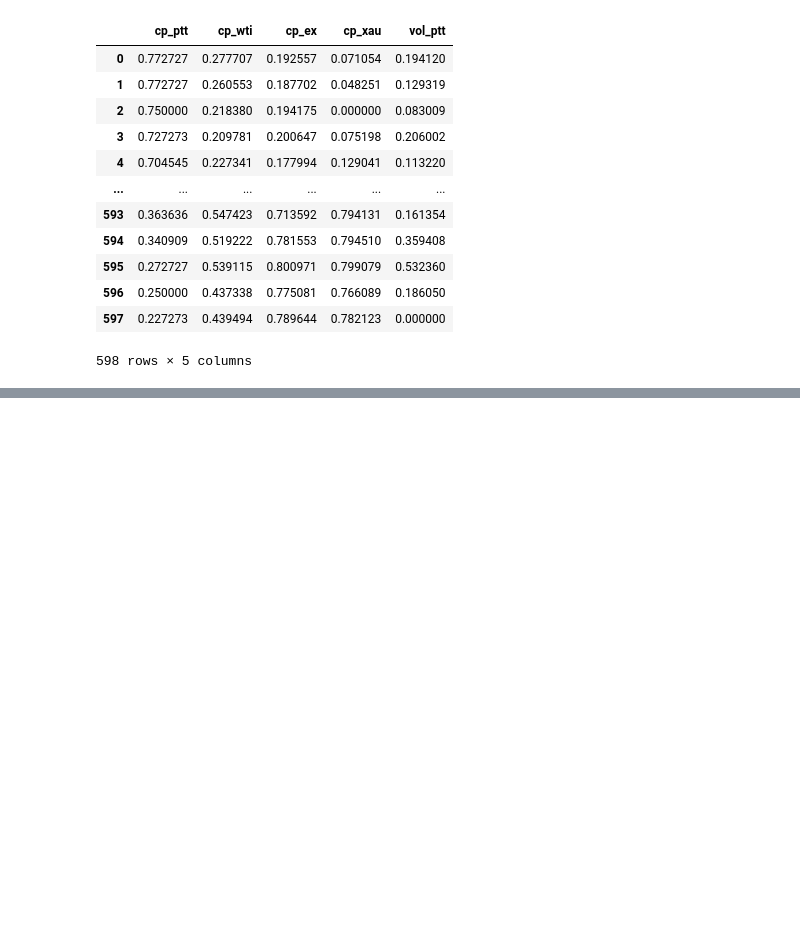
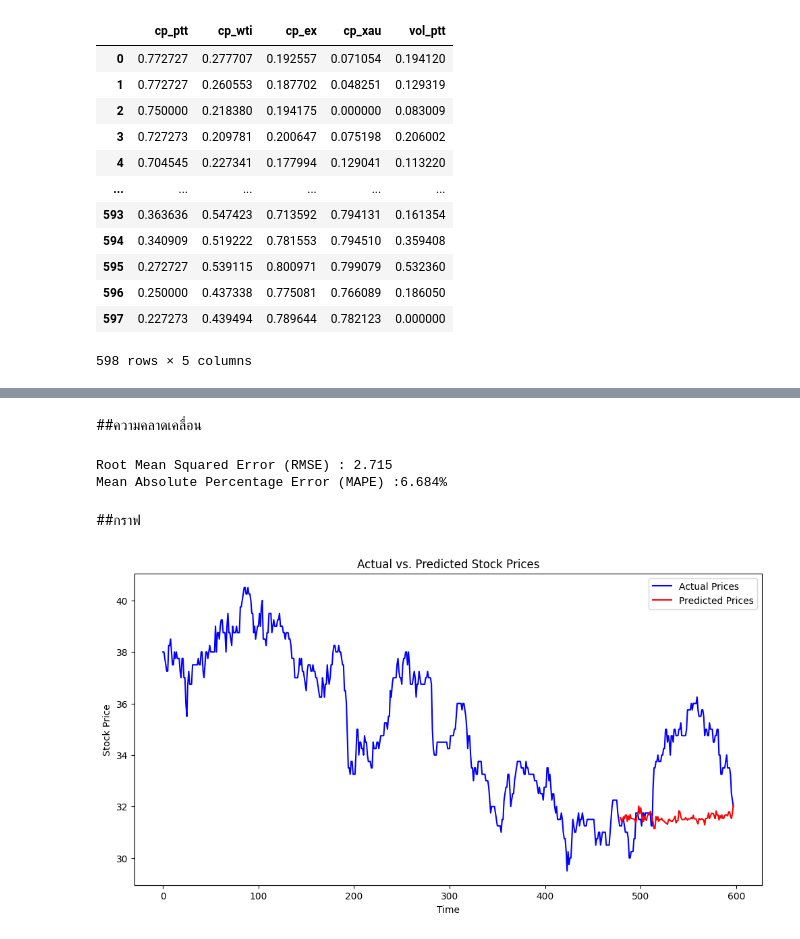
Before and after one commit to Suriya6744/Project, a Jupyter notebook: LSTM.ipynb, the cells around one changed output, grey strips where cells are left out. Drawn from its saved outputs; the diff is of its cells as text; code cells hidden in the pictures; blank space fills up the shorter version.

```diff
--- a/LSTM.ipynb
+++ b/LSTM.ipynb
@@ -729,16 +801,16 @@ y_test = y.iloc[-test_size:]
 
 # Define the neural network model
 model = Sequential()
-model.add(LSTM(100, activation='relu', input_shape=(X_train.shape[1], 1)))
-model.add(Dense(50, activation='relu'))
+model.add(LSTM(150, activation='relu', input_shape=(X_train.shape[1], 1)))
+model.add(Dense(100, activation='relu'))
 model.add(Dense(1))
 
 # Compile the model with an optimizer and a loss function
-optimizer = Adam()
-model.compile(optimizer=optimizer, loss='mse')
+
+model.compile(optimizer=Adam(), loss='mse')
 
 # Train the model on the training data
-model.fit(X_train, y_train, epochs=200, batch_size=32, verbose=0)
+model.fit(X_train, y_train, epochs=50, batch_size=128, verbose=0)
 
 # Make predictions on the test set
 y_pred = model.predict(X_test)
@@ -749,7 +823,8 @@ import pandas as pd
 import numpy as np
 
 # Create a DataFrame for comparison
-lstm_ptt_pd = pd.DataFrame({'Actual':y_test,'Predict':y_pred})
+lstm_ptt_pd = pd.DataFrame({'Actual': y_test, 'Predicted': y_pred.flatten()})
+
 # Print the comparison table
 lstm_ptt_pd
 # %% [output]
@@ -757,6 +846,6 @@ ValueError: ignored
 # %%
-max_original = all_data_X['cp_scg'].max()  # Max Value ของข้อมูลเดิม
-min_original = all_data_X['cp_scg'].min()  # Min Value ของข้อมูลเดิม
+max_original = all_data_X['cp_ptt'].max()  # Max Value ของข้อมูลเดิม
+min_original = all_data_X['cp_ptt'].min()  # Min Value ของข้อมูลเดิม
 
 lstm_ptt_pd['Actual'] = (lstm_ptt_pd['Actual'] * (max_original - min_original)) +min_original
 lstm_ptt_pd['Predicted'] = (lstm_ptt_pd['Predicted'] * (max_original - min_original)) + min_original
@@ -766,18 +869,27 @@ lstm_ptt_pd
+# %% [markdown]
+##ความคลาดเคลื่อน
 # %%
 mse = mean_squared_error(lstm_ptt_pd['Actual'], lstm_ptt_pd['Predicted'])
 rmse = np.sqrt(mse)
-print(f"Root Mean Squared Error (RMSE) : {rmse}")
+print(f"Root Mean Squared Error (RMSE) : {rmse:.4}")
 
 n = len(lstm_ptt_pd['Actual'])
 mape = (1/n) * np.sum(np.abs((lstm_ptt_pd['Actual'] - lstm_ptt_pd['Predicted']) /lstm_ptt_pd['Actual'])) *100
-print("Mean Absolute Percentage Error (MAPE) :", mape)
+print(f"Mean Absolute Percentage Error (MAPE) :{mape:.4}%")
+# %% [output]
+Root Mean Squared Error (RMSE) : 2.715
+Mean Absolute Percentage Error (MAPE) :6.684%
+# %% [markdown]
+##กราฟ
 # %%
 # Compare predictions with actual values using a plot
 plt.figure(figsize=(12, 6))
-plt.plot(all_data_X['cp_scg'].values, label='Actual Prices', color='blue')
+plt.plot(all_data_X['cp_ptt'].values, label='Actual Prices', color='blue')
 plt.plot(lstm_ptt_pd['Predicted'], label='Predicted Prices', color='red')
 plt.xlabel('Time')
 plt.ylabel('Stock Price')
 plt.legend()
 plt.title('Actual vs. Predicted Stock Prices')
 plt.show()
+# %% [output]
+[figure, added]
```
Also changed, not shown: parts of 12 cells of this notebook.
